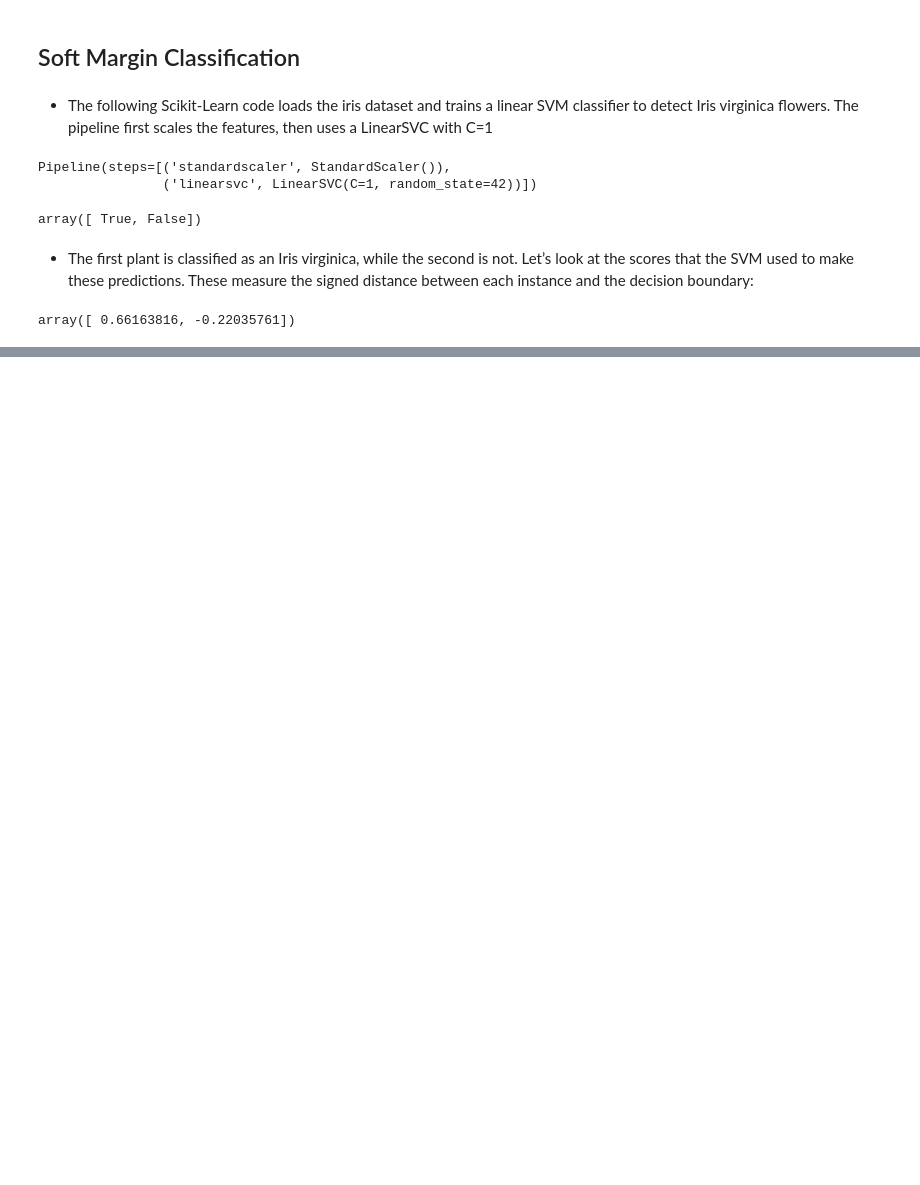
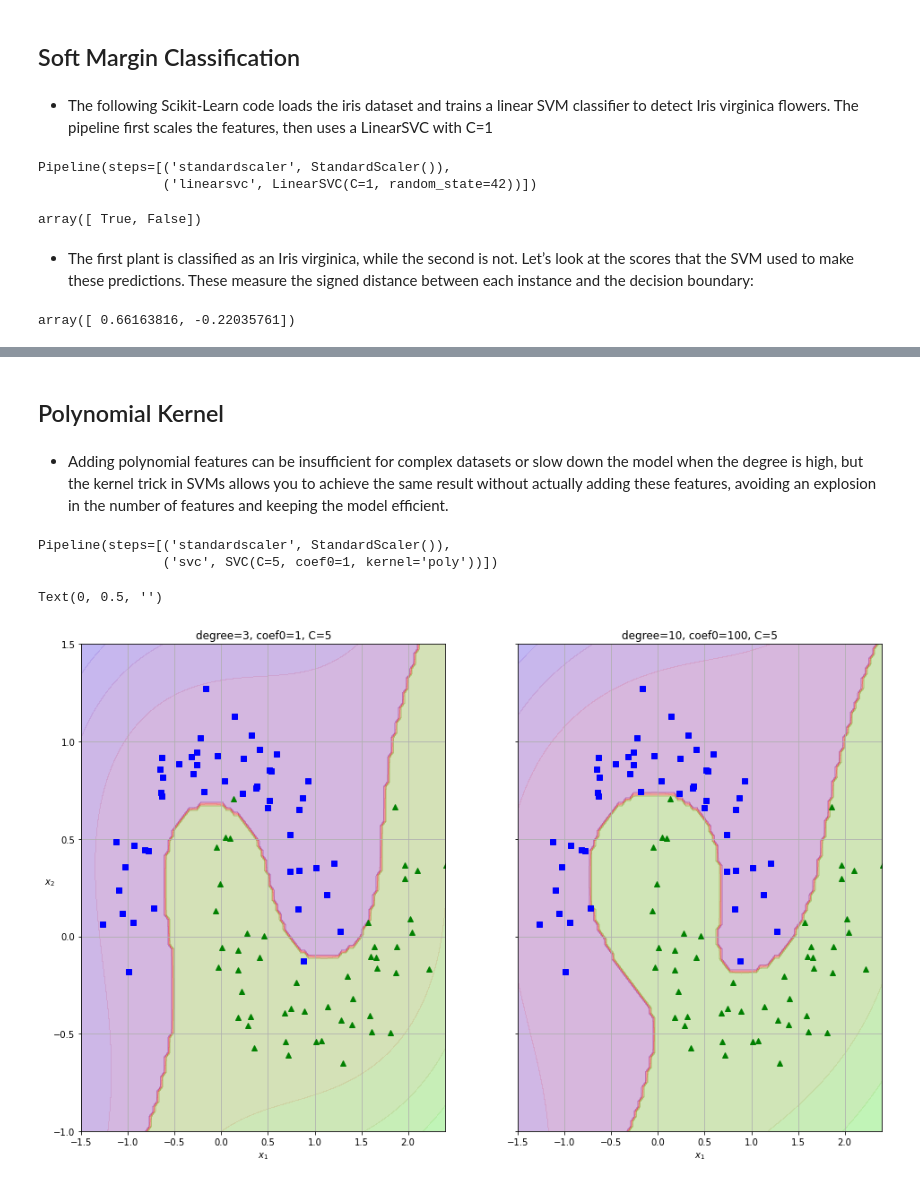
Before and after one commit to MrEktirir/ML_Works, a Jupyter notebook: Notebooks/chapter_5.ipynb, the cells around one changed output, grey strips where cells are left out. Cells and saved outputs as stored; diff of their text form; code cells hidden in the pictures; blank space fills up the shorter version.

```diff
--- a/Notebooks/chapter_5.ipynb
+++ b/Notebooks/chapter_5.ipynb
@@ -36,0 +87,41 @@ array([ 0.66163816, -0.22035761])
+# %% [markdown]
+## Polynomial Kernel
+# %% [markdown]
+* Adding polynomial features can be insufficient for complex datasets or slow down the model when the degree is high, but the kernel trick in SVMs allows you to achieve the same result without actually adding these features, avoiding an explosion in the number of features and keeping the model efficient.
+# %%
+from sklearn.svm import SVC
+poly_kernel_svm_clf = make_pipeline(
+    StandardScaler(),
+    SVC(
+        kernel="poly",
+        degree=3,
+        coef0=1,
+        C=5
+    )
+)
+poly_kernel_svm_clf.fit(X, y)
+# %% [output]
+Pipeline(steps=[('standardscaler', StandardScaler()),
+                ('svc', SVC(C=5, coef0=1, kernel='poly'))])
+# %%
+poly100_kernel_svm_clf = make_pipeline(
+    StandardScaler(),
+    SVC(kernel="poly", degree=10, coef0=100, C=5)
+)
+poly100_kernel_svm_clf.fit(X, y)
+
+fig, axes = plt.subplots(ncols=2, figsize=(16, 10), sharey=True)
+
+plt.sca(axes[0])
+plot_predictions(poly_kernel_svm_clf, [-1.5, 2.45, -1, 1.5])
+plot_dataset(X, y, [-1.5, 2.4, -1, 1.5])
+plt.title("degree=3, coef0=1, C=5")
+
+plt.sca(axes[1])
+plot_predictions(poly100_kernel_svm_clf, [-1.5, 2.45, -1, 1.5])
+plot_dataset(X, y, [-1.5, 2.4, -1, 1.5])
+plt.title("degree=10, coef0=100, C=5")
+plt.ylabel("")
+# %% [output]
+Text(0, 0.5, '')
+[figure, added]
```
Also changed, not shown: parts of 5 cells of this notebook.
